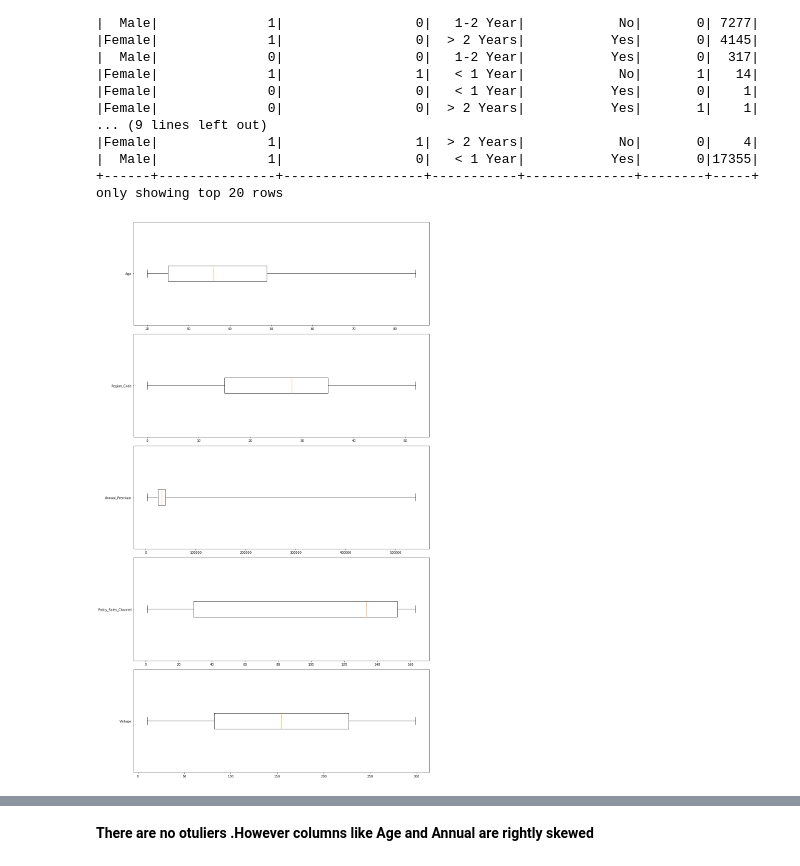
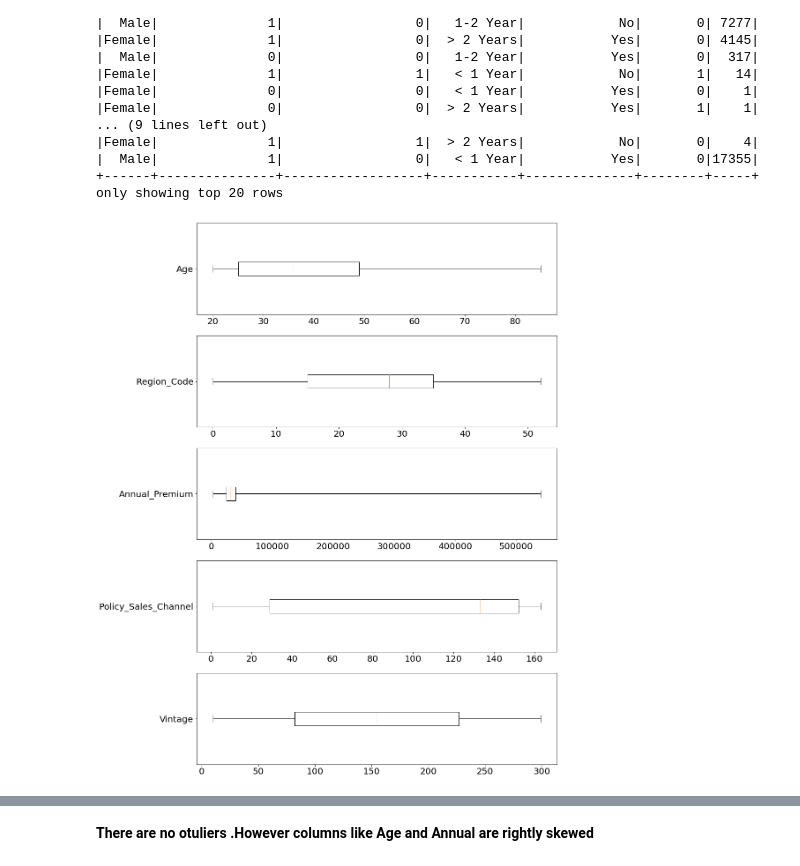
Before and after one commit to Sharvil-Turbadkar/Heath-Plan-Cross-Sell, a Jupyter notebook: EnsembleModels.ipynb, the cells around one changed output, grey strips where cells are left out. Cells and saved outputs as stored; diff of their text form; code cells hidden in the pictures.

```diff
--- a/EnsembleModels.ipynb
+++ b/EnsembleModels.ipynb
@@ -83,30 +127,38 @@ only showing top 20 rows
 # %%
 from pyspark.sql import types as t
 from pyspark.ml.classification import RandomForestClassifier
 from pyspark.ml.tuning import CrossValidator,ParamGridBuilder
 from pyspark.ml.evaluation import BinaryClassificationEvaluator
 from pyspark.ml.feature import VectorAssembler
+from pyspark.ml.feature import VectorIndexer
+from pyspark.sql.types import DoubleType,IntegerType,StringType
+from pyspark.sql.functions import  array
+from pyspark.sql import Row,DataFrame
+from functools import reduce
+from pyspark.ml import Pipeline,Transformer
+import pyspark.sql.functions as f
+
 stats =list()
 for col_name in numerical_columns:
   percentiles=train.select(col_name).agg(
       fn.expr(f'percentile({col_name},array(0))').alias('0%'),
       fn.expr(f'percentile({col_name},array(0.25))').alias('25%'),
       fn.expr(f'percentile({col_name},array(0.50))').alias('50%'),
       fn.expr(f'percentile({col_name},array(0.75))').alias('75%'),
       fn.expr(f'percentile({col_name},array(1.00))').alias('100%')).toPandas()
   stats.append({'label': col_name,
                 'med': percentiles.loc[0,'50%'],
                 'q1': percentiles.loc[0,'25%'],
                 'q3':percentiles.loc[0,'75%'],
                 'whislo':percentiles.loc[0,'0%'],
                 'whishi':percentiles.loc[0,'100%']})
 
-fig, ax = plt.subplots(len(numerical_columns), 1, sharex=False, figsize=(15,25))
+fig, ax = plt.subplots(len(numerical_columns), 1, sharex=False, figsize=(15,18))
 
 for idx, s in enumerate(stats):
   ax[idx].bxp([stats[idx]], vert=False, showfliers=False);
 
 plt.tight_layout()
 display()
 # %% [output]
-[figure, old version]
+[figure, new version]
```
Also changed, not shown: parts of 27 cells of this notebook.
